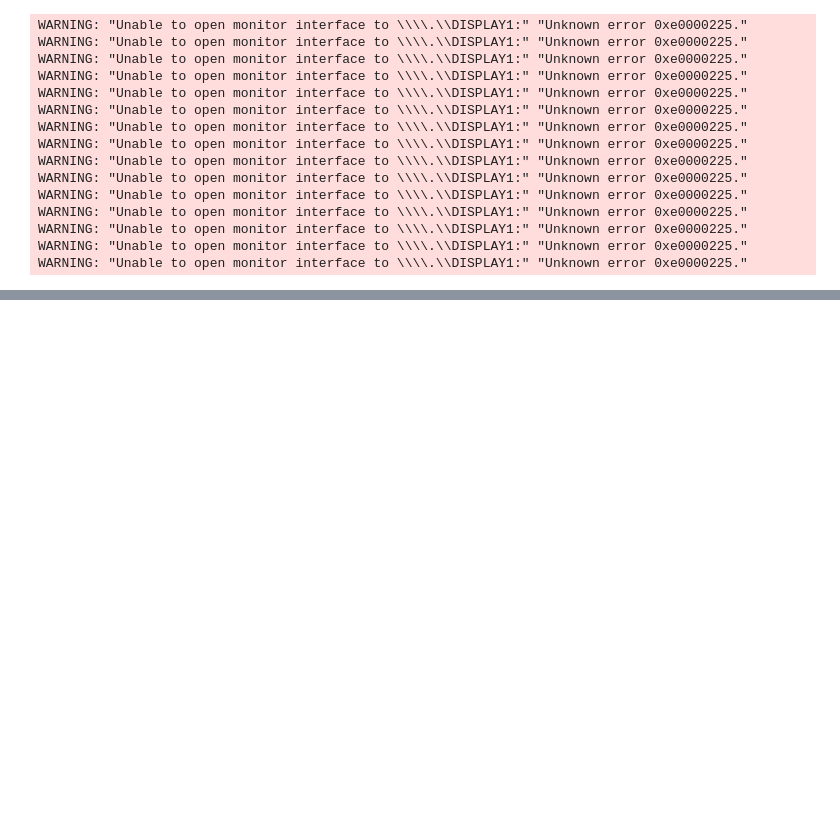
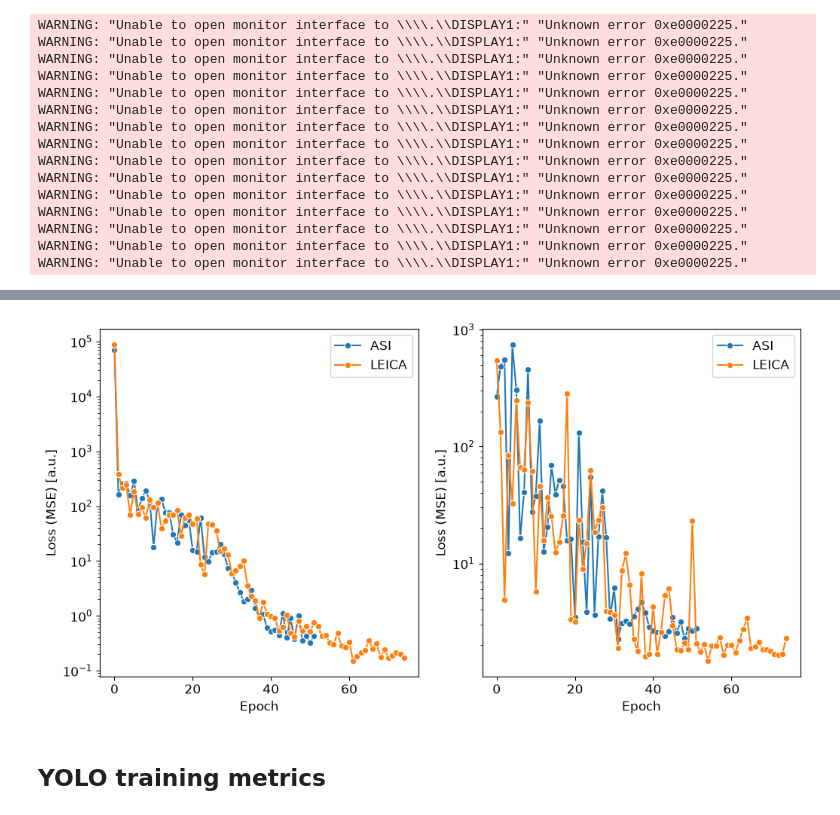
Before and after one commit to BCF-MPI-CBG/autoSCAPE, a Jupyter notebook: docs/notebooks/paper_screenshots.ipynb, the cells around one changed output, grey strips where cells are left out. Drawn from its saved outputs; the diff is of its cells as text; code cells hidden in the pictures; blank space fills up the shorter version.

```diff
--- a/docs/notebooks/paper_screenshots.ipynb
+++ b/docs/notebooks/paper_screenshots.ipynb
@@ -331,0 +376,2 @@ WARNING: "Unable to open monitor interface to \\\\.\\DISPLAY1:" "Unknown error 0
+# %%
+root = r"C:\Users\johan\Nextcloud_Gerbi\Documents\SCAPE_paper\data\figure_s1_training_metrics"
@@ -331,0 +413,31 @@ WARNING: "Unable to open monitor interface to \\\\.\\DISPLAY1:" "Unknown error 0
+# %%
+fig, axes = plt.subplots(1, 2, figsize=(12, 6))
+
+fontsize = 12
+
+# # log scale on y
+axes[0].set_yscale('log')
+axes[1].set_yscale('log')
+
+sns.lineplot(data=df, x="epoch", y="train_loss_ASI", ax=axes[0], label="ASI", marker="o", legend=False)
+sns.lineplot(data=df, x="epoch", y="train_loss_LEICA", ax=axes[0], label="LEICA", marker="o", legend=False)
+sns.lineplot(data=df, x="epoch", y="val_loss_ASI", ax=axes[1], label="ASI", marker="o", legend=False)
+sns.lineplot(data=df, x="epoch", y="val_loss_LEICA", ax=axes[1], label="LEICA", marker="o", legend=False)
+
+axes[0].set_ylabel("Loss (MSE) [a.u.]", fontsize=fontsize)
+axes[1].set_ylabel("Loss (MSE) [a.u.]", fontsize=fontsize)
+axes[0].set_xlabel("Epoch", fontsize=fontsize)
+axes[1].set_xlabel("Epoch", fontsize=fontsize)
+
+axes[0].legend(fontsize=fontsize)
+axes[1].legend(fontsize=fontsize)
+
+for ax in axes:
+    ax.tick_params(axis='both', which='major', labelsize=fontsize)
+    ax.tick_params(axis='both', which='minor', labelsize=fontsize)
+
+fig.savefig(os.path.join(output_dir, "figure_training_metrics", "loss_plots.svg"), bbox_inches='tight')
+# %% [output]
+[figure, added]
+# %% [markdown]
+## YOLO training metrics
```
Also changed, not shown: parts of 22 cells of this notebook.
